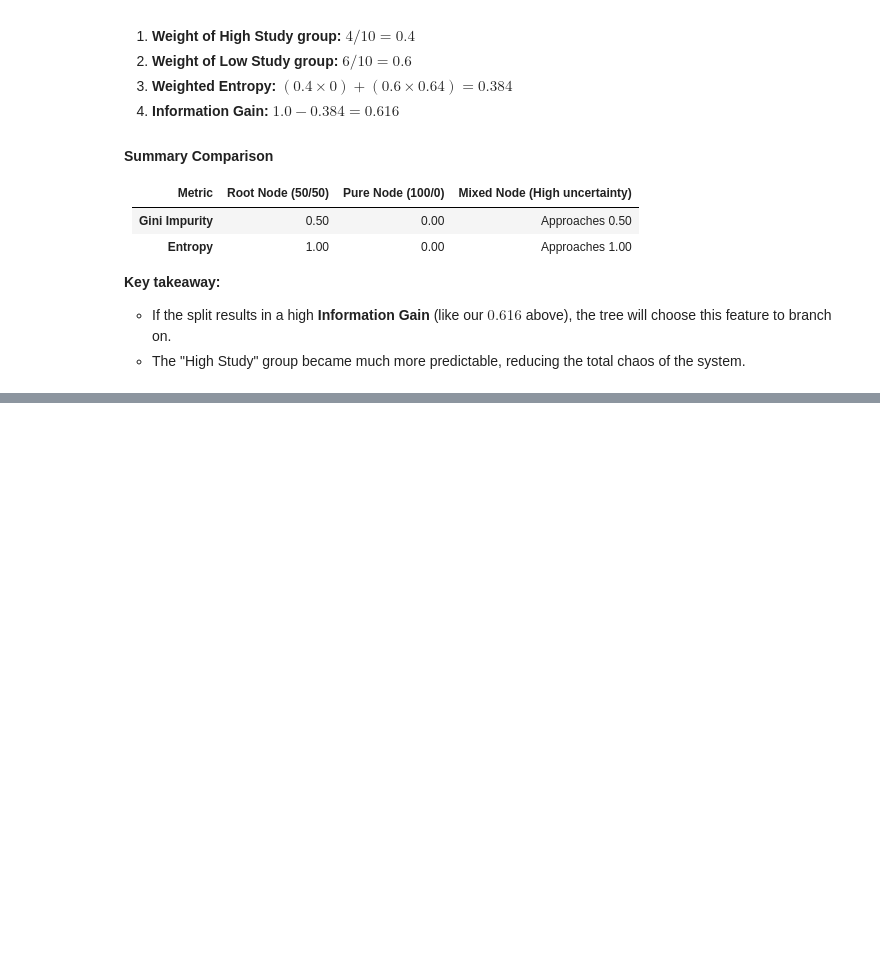
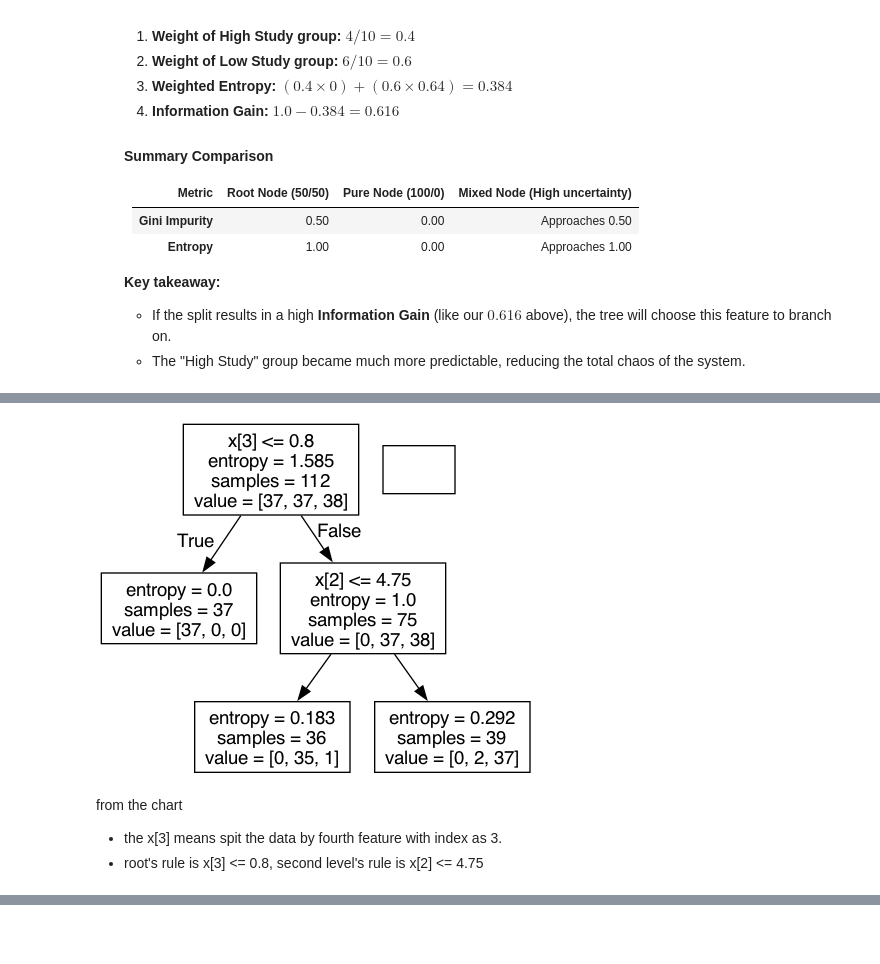
Before and after one commit to jasonyang26b/Python-Machine-Learning, a Jupyter notebook: Week7_Ensemble_Learning/Decision_Trees.ipynb, the cells around one changed output, grey strips where cells are left out. Cells and saved outputs as stored; diff of their text form; code cells hidden in the pictures; blank space fills up the shorter version.

```diff
--- a/Week7_Ensemble_Learning/Decision_Trees.ipynb
+++ b/Week7_Ensemble_Learning/Decision_Trees.ipynb
@@ -214,0 +274,6 @@ Instead of manually setting a depth, `ccp_alpha` penalizes the tree for having t
+# %%
+# load the data
+iris = datasets.load_iris()
+data = iris.data
+labels = iris.target
+features = iris.target_names
@@ -214,0 +303,11 @@ Instead of manually setting a depth, `ccp_alpha` penalizes the tree for having t
+# %%
+# visualize the trained tree with max_depth = 2
+dot_data = tree.export_graphviz(dt, out_file=None)
+graph = pydotplus.graph_from_dot_data(dot_data)
+display(Image(graph.create_png()))
+# %% [output]
+[figure, added]
+# %% [markdown]
+from the chart
+- the x[3] means spit the data by fourth feature with index as 3.
+- root's rule is x[3] <= 0.8, second level's rule is x[2] <= 4.75
```
Also changed, not shown: parts of 16 cells of this notebook.
